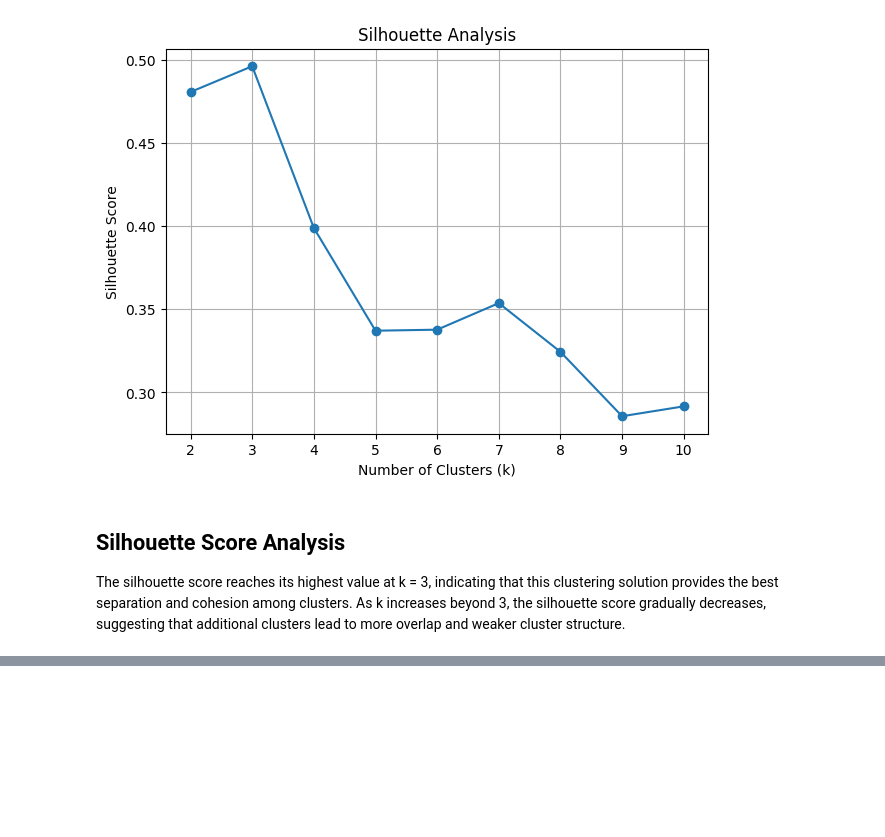
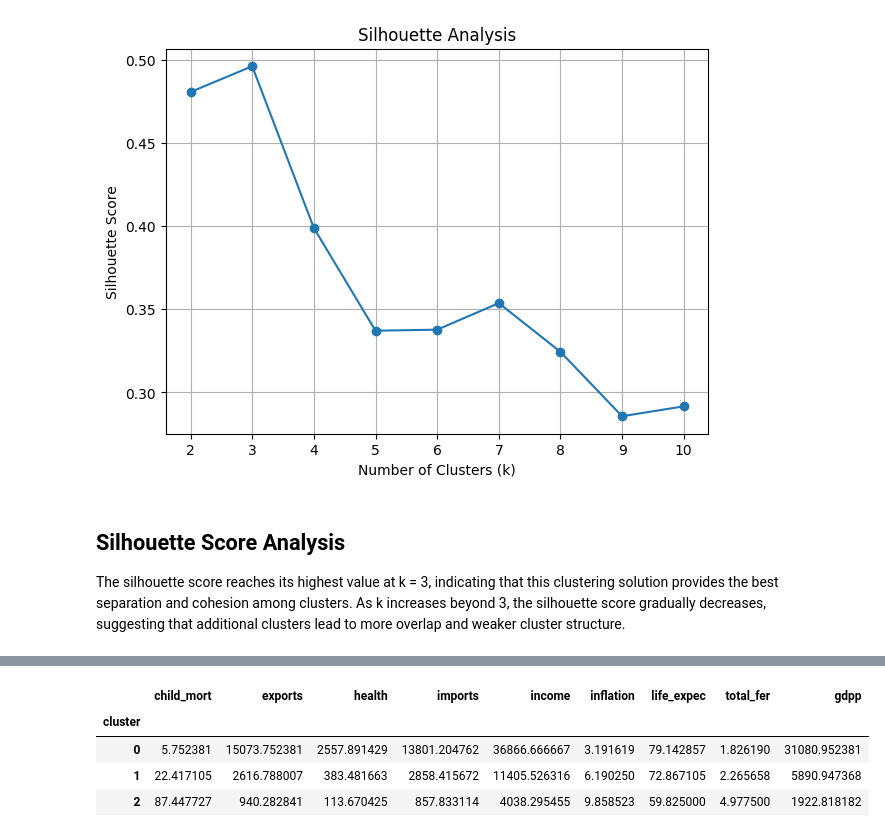
Before and after one commit to fermow/SBU-Data-Science-2026, a Jupyter notebook: Assignment_2/jupyter_notebooks_and_reports/Untitled.ipynb, the cells around one changed output, grey strips where cells are left out. Drawn from its saved outputs; the diff is of its cells as text; code cells hidden in the pictures; blank space fills up the shorter version.

Commit message:
Assignment 2: Completed K-Means clustering with k=3 and interpreted country groups

```diff
--- a/Assignment_2/jupyter_notebooks_and_reports/Untitled.ipynb
+++ b/Assignment_2/jupyter_notebooks_and_reports/Untitled.ipynb
@@ -383,3 +383,10 @@ plt.show()
 ## Silhouette Score Analysis
 
 The silhouette score reaches its highest value at k = 3, indicating that this clustering solution provides the best separation and cohesion among clusters. As k increases beyond 3, the silhouette score gradually decreases, suggesting that additional clusters lead to more overlap and weaker cluster structure.
+# %%
+from sklearn.cluster import KMeans
+kmeans = KMeans(n_clusters=3,random_state=42)
+
+clean_pca_df['cluster'] = kmeans.fit_predict(
+        clean_pca_df[['PC1','PC2','PC3','PC4']]
+)
@@ -385,0 +424,13 @@ The silhouette score reaches its highest value at k = 3, indicating that this cl
+# %%
+features = df.columns.drop('country')
+
+cluster_means = clean_pca_df[['country', 'cluster']].merge(df, on='country')
+cluster_summary = cluster_means.groupby('cluster')[features].mean()
+
+cluster_summary
+# %% [output]
+|  | child_mort | exports | health | imports | income | inflation | life_expec | total_fer | gdpp |
+| cluster |  |  |  |  |  |  |  |  |  |
+| 0 | 5.752381 | 15073.752381 | 2557.891429 | 13801.204762 | 36866.666667 | 3.191619 | 79.142857 | 1.826190 | 31080.952381 |
+| 1 | 22.417105 | 2616.788007 | 383.481663 | 2858.415672 | 11405.526316 | 6.190250 | 72.867105 | 2.265658 | 5890.947368 |
+| 2 | 87.447727 | 940.282841 | 113.670425 | 857.833114 | 4038.295455 | 9.858523 | 59.825000 | 4.977500 | 1922.818182 |
```
Also changed, not shown: parts of 5 cells of this notebook.
